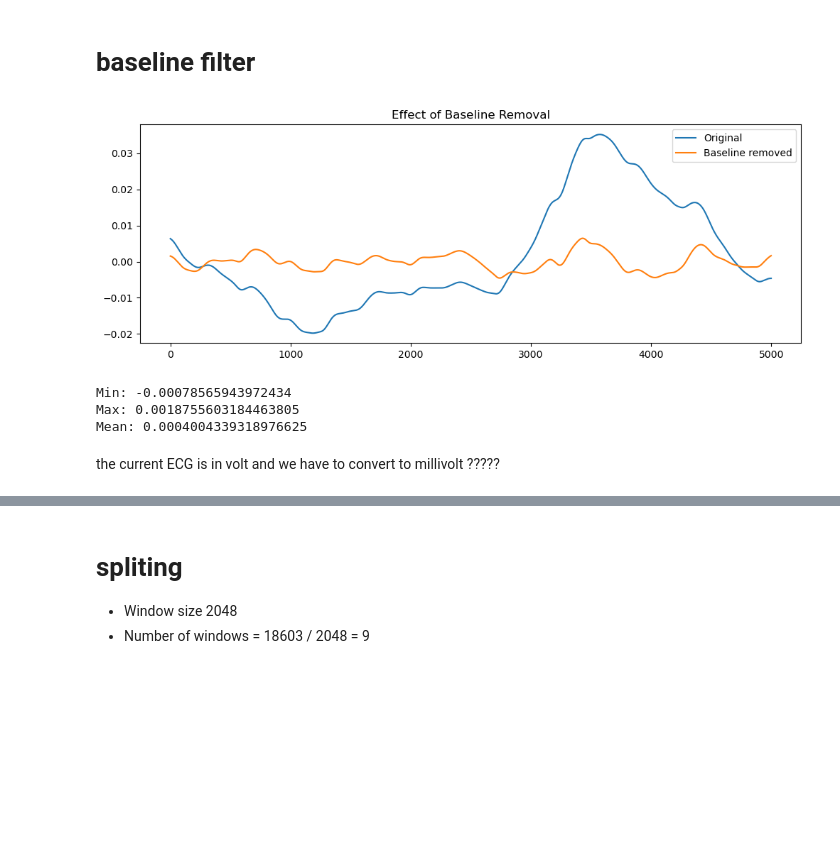
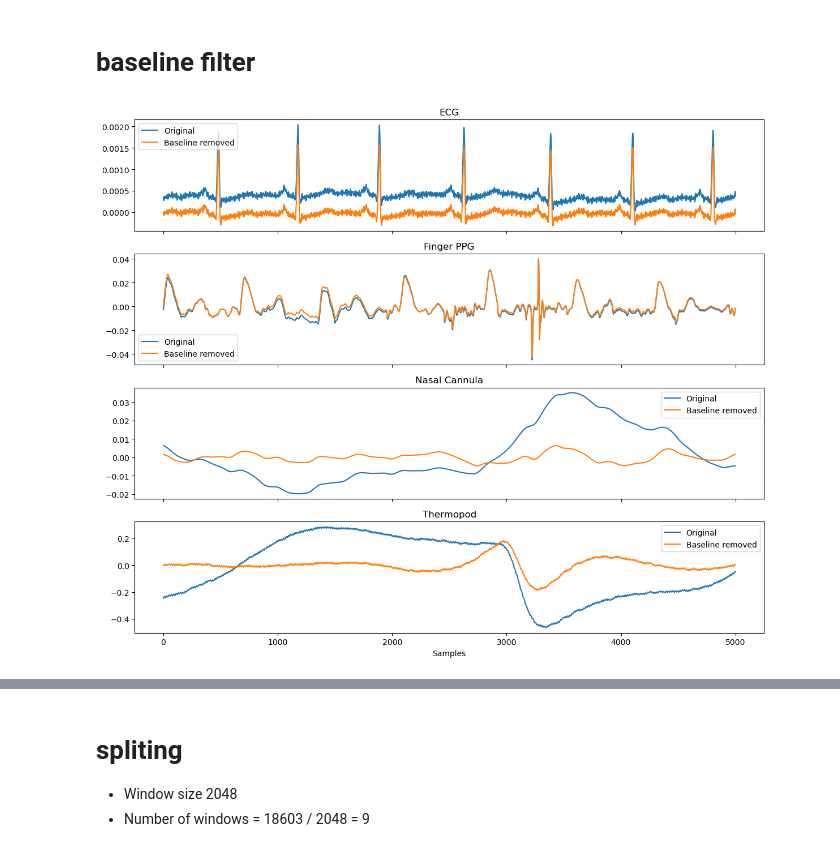
Before and after one commit to sssabere/Modeling_Breathing_Signals-, a Jupyter notebook: study1/Resting.ipynb, the cells around one changed output, grey strips where cells are left out. Saved outputs shown, nothing was run; the diff lists cells and outputs as text; code cells hidden in the pictures; blank space fills up the shorter version.

```diff
--- a/study1/Resting.ipynb
+++ b/study1/Resting.ipynb
@@ -293,11 +117,22 @@ def remove_baseline_filter(sample_rate):
 
 import numpy as np
 
-# ecg is shape (1, N)
+# singnals are shape (1, N)
 sos = remove_baseline_filter(sample_rate=fs)
-print( sos.shape)
+print(sos.shape)
+
 # filter along the last axis (time)
 ecg_baseline_removed = sgn.sosfiltfilt(sos, ecg, axis=-1)
-print("ecg_60 shape:", ecg_baseline_removed)
+fingerplus_baseline_removed = sgn.sosfiltfilt(sos, fingerplus, axis=-1)
+cannula_baseline_removed = sgn.sosfiltfilt(sos, cannula, axis=-1)
+thermopod_baseline_removed = sgn.sosfiltfilt(sos, thermopod, axis=-1)
+
+print("ecg shape:", ecg_baseline_removed)
+print("----")
+print("fingerplus shape:", fingerplus_baseline_removed)
+print("----")
+print("cannula shape:", cannula_baseline_removed)
+print("----")
+print("thermod shape:", thermopod_baseline_removed)
 # %% [output]
 (2, 6)
@@ -344,21 +202,51 @@ ecg_60 shape: (1, 18604)
 # %% [markdown]
 # baseline filter
 # %%
-plt.figure(figsize=(12,4))
-plt.plot(ecg[0, :5000], label="Original")
-plt.plot(ecg_baseline_removed[0, :5000], label="Baseline removed")
-plt.legend()
-plt.title("Effect of Baseline Removal")
+# plt.figure(figsize=(12,4))
+# plt.plot(ecg[0, :5000], label="Original")
+# plt.plot(ecg_baseline_removed[0, :5000], label="Baseline removed")
+# plt.plot(fingerplus[0, :5000], label="Original")
+# plt.plot(fingerplus_baseline_removed[0, :5000], label="Baseline removed")
+# plt.plot(cannula[0, :5000], label="Original")
+# plt.plot(cannula_baseline_removed[0, :5000], label="Baseline removed")
+# plt.plot(thermopod[0, :5000], label="Original")
+# plt.plot(thermopod_baseline_removed[0, :5000], label="Baseline removed")
+# plt.legend()
+# plt.title("Effect of Baseline Removal")
+# plt.show()
+
+import matplotlib.pyplot as plt
+
+n = 5000  # number of samples to show
+
+fig, axes = plt.subplots(4, 1, figsize=(12, 10), sharex=True)
+
+# ECG --> obs this is before the v to mv
+axes[0].plot(ecg[0, :n], label="Original")
+axes[0].plot(ecg_baseline_removed[0, :n], label="Baseline removed")
+axes[0].set_title("ECG")
+axes[0].legend()
+
+# Finger PPG
+axes[1].plot(fingerplus[0, :n], label="Original")
+axes[1].plot(fingerplus_baseline_removed[0, :n], label="Baseline removed")
+axes[1].set_title("Finger PPG")
+axes[1].legend()
+
+# Cannula
+axes[2].plot(cannula[0, :n], label="Original")
+axes[2].plot(cannula_baseline_removed[0, :n], label="Baseline removed")
+axes[2].set_title("Nasal Cannula")
+axes[2].legend()
+
+# Thermopod
+axes[3].plot(thermopod[0, :n], label="Original")
+axes[3].plot(thermopod_baseline_removed[0, :n], label="Baseline removed")
+axes[3].set_title("Thermopod")
+axes[3].legend()
+
+plt.xlabel("Samples")
+plt.tight_layout()
 plt.show()
 # %% [output]
-[figure, old version]
+[figure, new version]
-# %%
-print("Min:", np.min(ecg_60))
-print("Max:", np.max(ecg_60))
-print("Mean:", np.mean(ecg_60))
-# %% [output]
-Min: -0.00078565943972434
-Max: 0.0018755603184463805
-Mean: 0.0004004339318976625
-# %% [markdown]
-the current ECG is in volt and we have to convert to millivolt ?????
```
Also changed, not shown: parts of 26 cells of this notebook, 2 other files.
